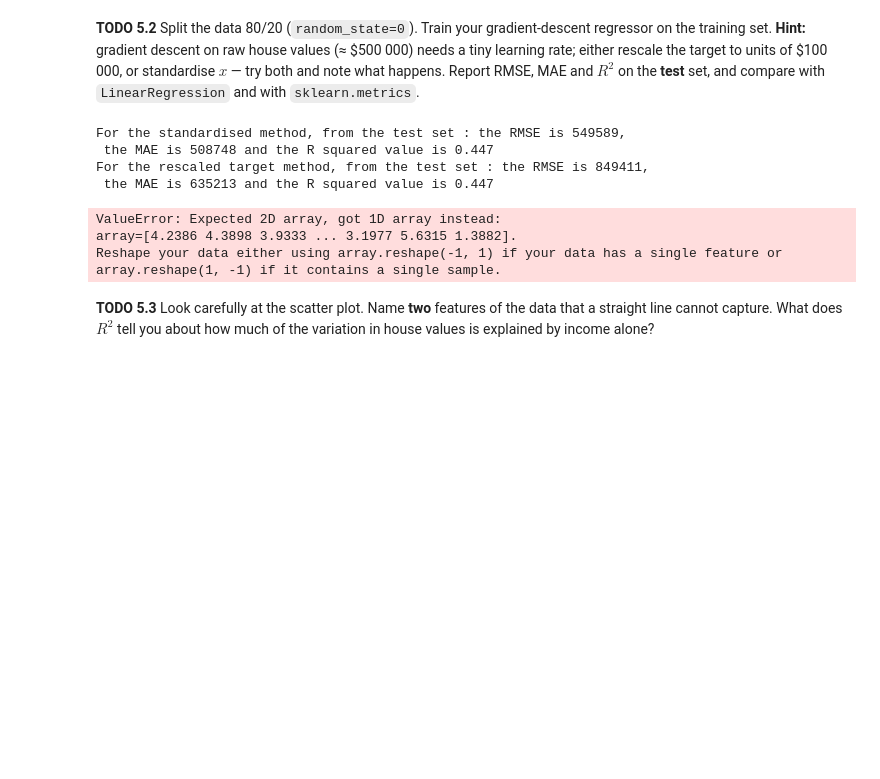
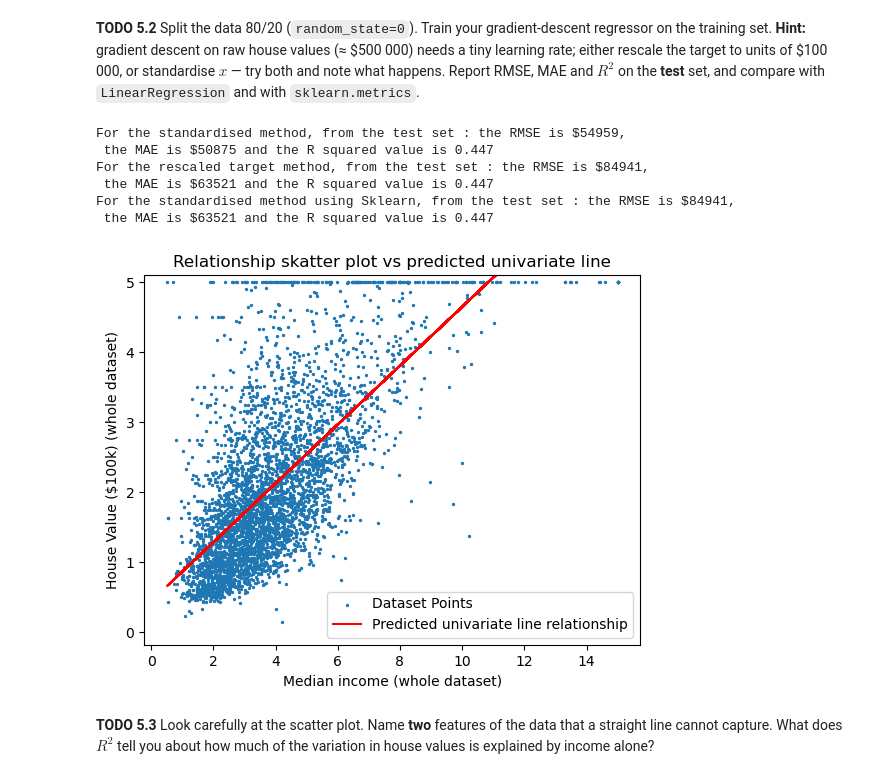
Before and after one commit to AxelTettenbornDurham/AI_lab_coursework, a Jupyter notebook: P3_linear_regression.ipynb, the cells around one changed output. Drawn from its saved outputs; the diff is of its cells as text; code cells hidden in the pictures; blank space fills up the shorter version.

```diff
--- a/P3_linear_regression.ipynb
+++ b/P3_linear_regression.ipynb
@@ -202,32 +202,37 @@ st_x_tr, st_x_te = (x_tr - m)/s, (x_te - m)/s
 
 theta0, theta1, J_hist, th_hist = gradient_descent(st_x_tr, y_tr, alpha=0.1, n_iters=1000)
 y_p = theta0 + theta1*st_x_te
-print(f"For the standardised method, from the test set : the RMSE is {(rmse(y_te, y_p)*s + m)*100000:.0f},\n the MAE is {(mae(y_te, y_p)*s + m)*100000:.0f} and the R squared value is {r2(y_te, y_p):.3f}")
+print(f"For the standardised method, from the test set : the RMSE is ${(rmse(y_te, y_p)*s + m)*10000:.0f},\n the MAE is ${(mae(y_te, y_p)*s + m)*10000:.0f} and the R squared value is {r2(y_te, y_p):.3f}")
 
 # Rescaled vers
-y_tr *= 1000000
-y_te *= 1000000
+sc_y_tr = y_tr*100000
+sc_y_te = y_te*100000
 
-theta0, theta1, J_hist, th_hist = gradient_descent(x_tr, y_tr, alpha=0.1, n_iters=1000)
+theta0, theta1, J_hist, th_hist = gradient_descent(x_tr, sc_y_tr, alpha=0.1, n_iters=1000)
 y_p = theta0 + theta1*x_te
-print(f"For the rescaled target method, from the test set : the RMSE is {rmse(y_te, y_p):.0f},\n the MAE is {mae(y_te, y_p):.0f} and the R squared value is {r2(y_te, y_p):.3f}")
+print(f"For the rescaled target method, from the test set : the RMSE is ${rmse(sc_y_te, y_p):.0f},\n the MAE is ${mae(sc_y_te, y_p):.0f} and the R squared value is {r2(sc_y_te, y_p):.3f}")
 
-# Sklearn vers
+# Sklearn vers (using rescaled meth)
 model = LinearRegression()
-model.fit(x_tr.reshape(-1, 1), y_tr)
+model.fit(x_tr.reshape(-1, 1), sc_y_tr)
 
 lr_theta0 = model.intercept_
 lr_theta1 = model.coef_[0]
-y_p = ls_theta0 + lr_theta1*x_te
-print(f"For the rescaled target method, from the test set : the RMSE is {mean_squared_error(y_te, y_p):.0f},\n the MAE is {mean_absolute_error(y_te, y_p):.0f} and the R squared value is {r2_score(y_te, y_p):.3f}")
+y_p = lr_theta0 + lr_theta1*x_te
+print(f"For the standardised method using Sklearn, from the test set : the RMSE is ${np.sqrt(mean_squared_error(sc_y_te, y_p)):.0f},\n the MAE is ${mean_absolute_error(sc_y_te, y_p):.0f} and the R squared value is {r2_score(sc_y_te, y_p):.3f}")
 # %% [output]
-For the standardised method, from the test set : the RMSE is 549589,
- the MAE is 508748 and the R squared value is 0.447
-For the rescaled target method, from the test set : the RMSE is 849411,
- the MAE is 635213 and the R squared value is 0.447
+For the standardised method, from the test set : the RMSE is $54959,
+ the MAE is $50875 and the R squared value is 0.447
+For the rescaled target method, from the test set : the RMSE is $84941,
+ the MAE is $63521 and the R squared value is 0.447
+For the standardised method using Sklearn, from the test set : the RMSE is $84941,
+ the MAE is $63521 and the R squared value is 0.447
-ValueError: Expected 2D array, got 1D array instead:
-array=[4.2386 4.3898 3.9333 ... 3.1977 5.6315 1.3882].
-Reshape your data either using array.reshape(-1, 1) if your data has a single feature or array.reshape(1, -1) if it contains a single sample.
+# %%
+plt.scatter(x_te, y_te, s=2, label="Dataset Points"); plt.xlabel("Median income (whole dataset)"); plt.ylabel("House Value ($100k) (whole dataset)"); plt.title("Relationship skatter plot vs predicted univariate line")
+plt.plot(x_te, y_p/100000, "r", label="Predicted univariate line relationship"); plt.legend(); plt.ylim(top=5.1)
+plt.show()
+# %% [output]
+[figure, added]
 # %% [markdown]
 **TODO 5.3** Look carefully at the scatter plot. Name **two** features of the data that a straight
 line cannot capture. What does $R^2$ tell you about how much of the variation in house values is
```
Also changed, not shown: parts of 1 cell of this notebook, 1 other file.
